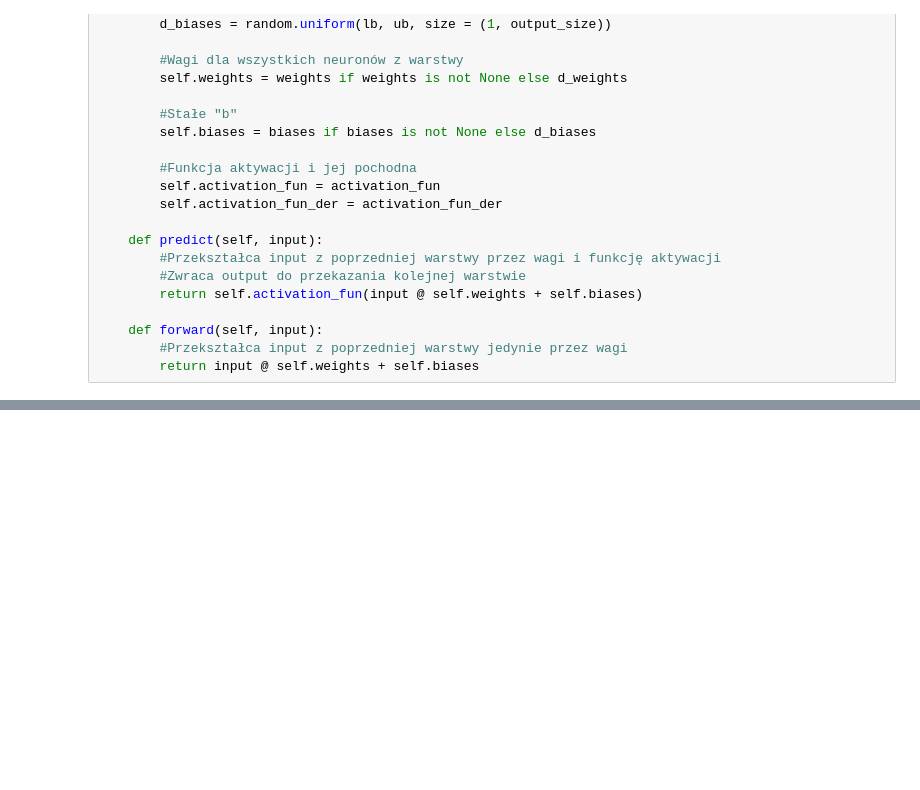
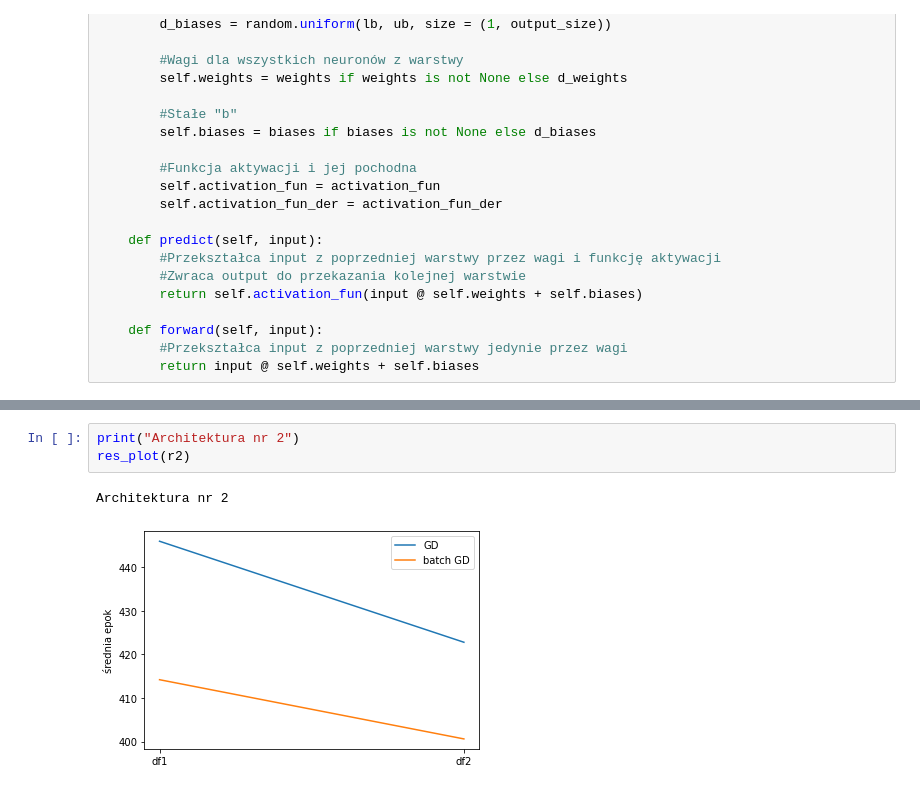
Before and after one commit to okcze/AI_intro, a Jupyter notebook: MLP_backrop.ipynb, the cells around one changed output, grey strips where cells are left out. Saved outputs shown, nothing was run; the diff lists cells and outputs as text; blank space fills up the shorter version.

```diff
--- a/MLP_backrop.ipynb
+++ b/MLP_backrop.ipynb
@@ -291,0 +373,6 @@ predicted_real(pred_test, y_test)
+# %%
+print("Architektura nr 2")
+res_plot(r2)
+# %% [output]
+Architektura nr 2
+[figure, added]
```
Also changed, not shown: parts of 45 cells of this notebook, 1 other file.
